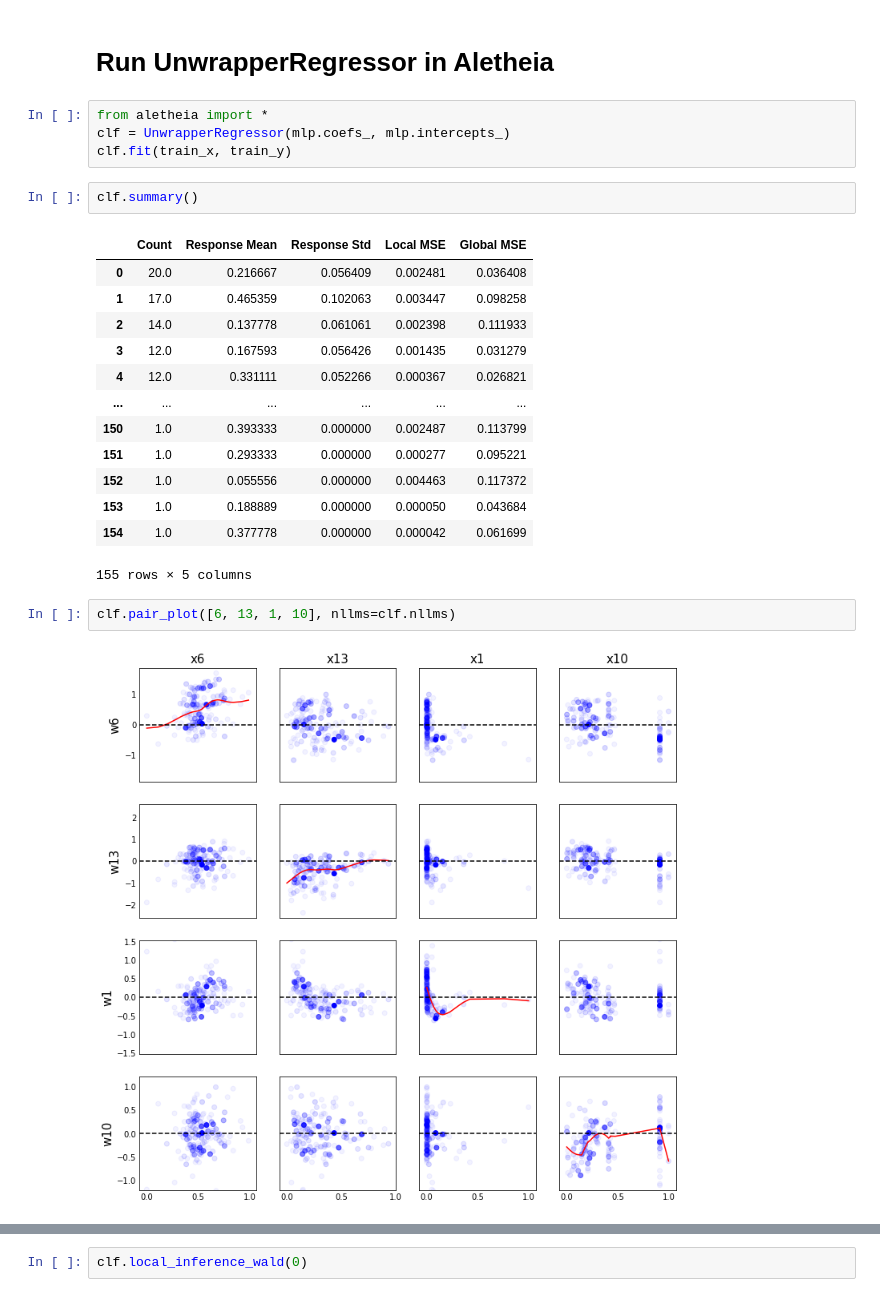
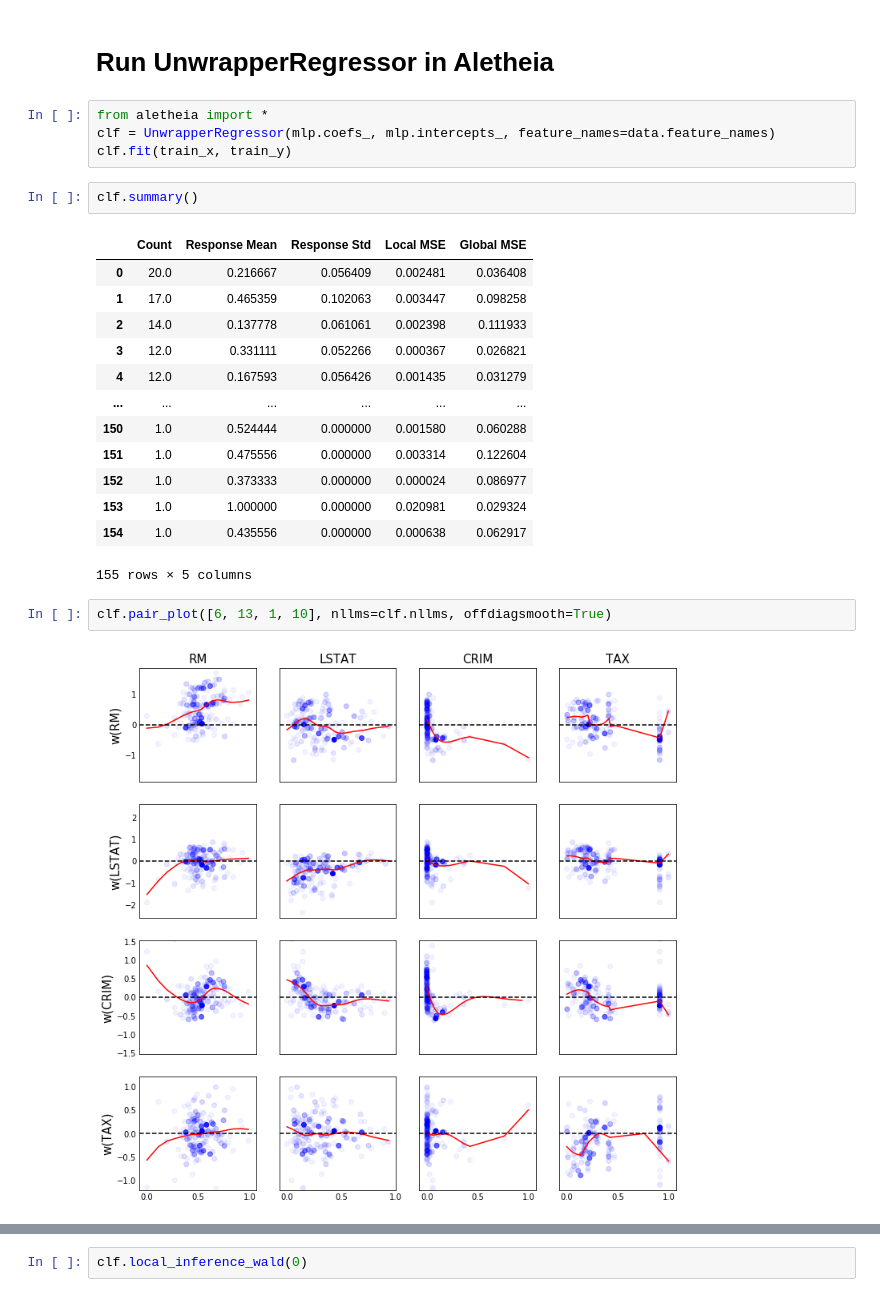
Before and after one commit to SelfExplainML/Aletheia, a Jupyter notebook: examples/BostonHouse.ipynb, the cells around one changed output, grey strips where cells are left out. Cells and saved outputs as stored; diff of their text form.

Commit message:
feature name in plot; offdiagsmooth option for pair plot

```diff
--- a/examples/BostonHouse.ipynb
+++ b/examples/BostonHouse.ipynb
@@ -30,7 +30,7 @@ MLPRegressor(early_stopping=True, hidden_layer_sizes=[20, 20], max_iter=2000,
 # Run UnwrapperRegressor in Aletheia
 # %%
 from aletheia import *
-clf = UnwrapperRegressor(mlp.coefs_, mlp.intercepts_)
+clf = UnwrapperRegressor(mlp.coefs_, mlp.intercepts_, feature_names=data.feature_names)
 clf.fit(train_x, train_y)
 # %%
 clf.summary()
@@ -39,19 +39,19 @@ clf.summary()
 | 0 | 20.0 | 0.216667 | 0.056409 | 0.002481 | 0.036408 |
 | 1 | 17.0 | 0.465359 | 0.102063 | 0.003447 | 0.098258 |
 | 2 | 14.0 | 0.137778 | 0.061061 | 0.002398 | 0.111933 |
-| 3 | 12.0 | 0.167593 | 0.056426 | 0.001435 | 0.031279 |
-| 4 | 12.0 | 0.331111 | 0.052266 | 0.000367 | 0.026821 |
+| 3 | 12.0 | 0.331111 | 0.052266 | 0.000367 | 0.026821 |
+| 4 | 12.0 | 0.167593 | 0.056426 | 0.001435 | 0.031279 |
 | ... | ... | ... | ... | ... | ... |
-| 150 | 1.0 | 0.393333 | 0.000000 | 0.002487 | 0.113799 |
-| 151 | 1.0 | 0.293333 | 0.000000 | 0.000277 | 0.095221 |
-| 152 | 1.0 | 0.055556 | 0.000000 | 0.004463 | 0.117372 |
-| 153 | 1.0 | 0.188889 | 0.000000 | 0.000050 | 0.043684 |
-| 154 | 1.0 | 0.377778 | 0.000000 | 0.000042 | 0.061699 |
+| 150 | 1.0 | 0.524444 | 0.000000 | 0.001580 | 0.060288 |
+| 151 | 1.0 | 0.475556 | 0.000000 | 0.003314 | 0.122604 |
+| 152 | 1.0 | 0.373333 | 0.000000 | 0.000024 | 0.086977 |
+| 153 | 1.0 | 1.000000 | 0.000000 | 0.020981 | 0.029324 |
+| 154 | 1.0 | 0.435556 | 0.000000 | 0.000638 | 0.062917 |
 155 rows × 5 columns
 # %%
-clf.pair_plot([6, 13, 1, 10], nllms=clf.nllms)
+clf.pair_plot([6, 13, 1, 10], nllms=clf.nllms, offdiagsmooth=True)
 # %% [output]
-[figure, old version]
+[figure, new version]
 # %%
 clf.intercept_plot(feature_idx=[6, 13, 1, 10], nllms=50, figsize=(16, 4))
 # %% [output]
```
Also changed, not shown: parts of 7 cells of this notebook, 7 other files.
